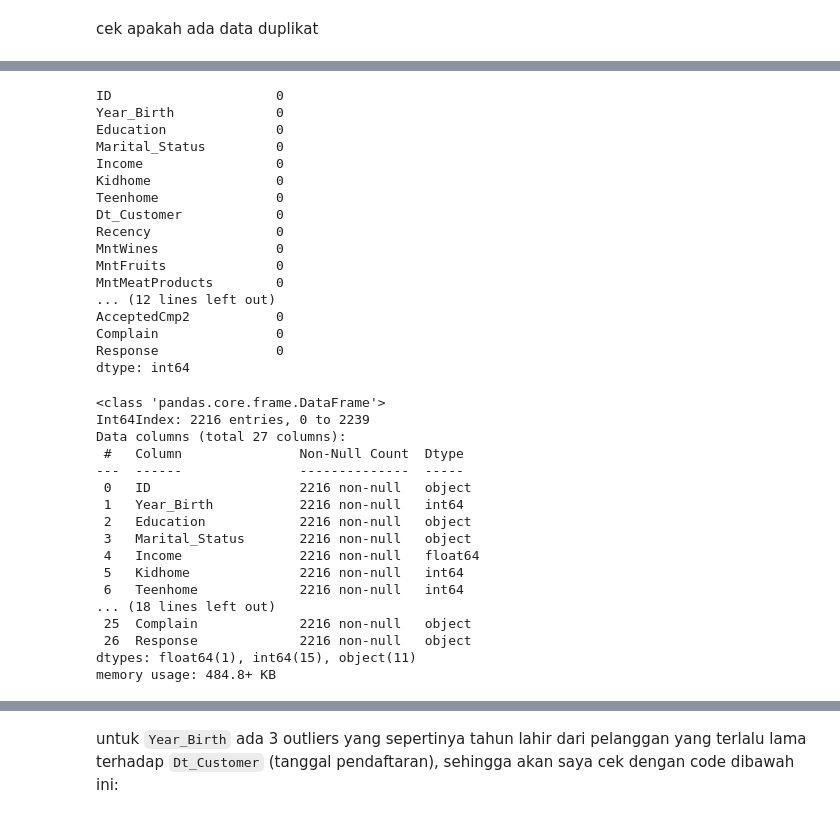
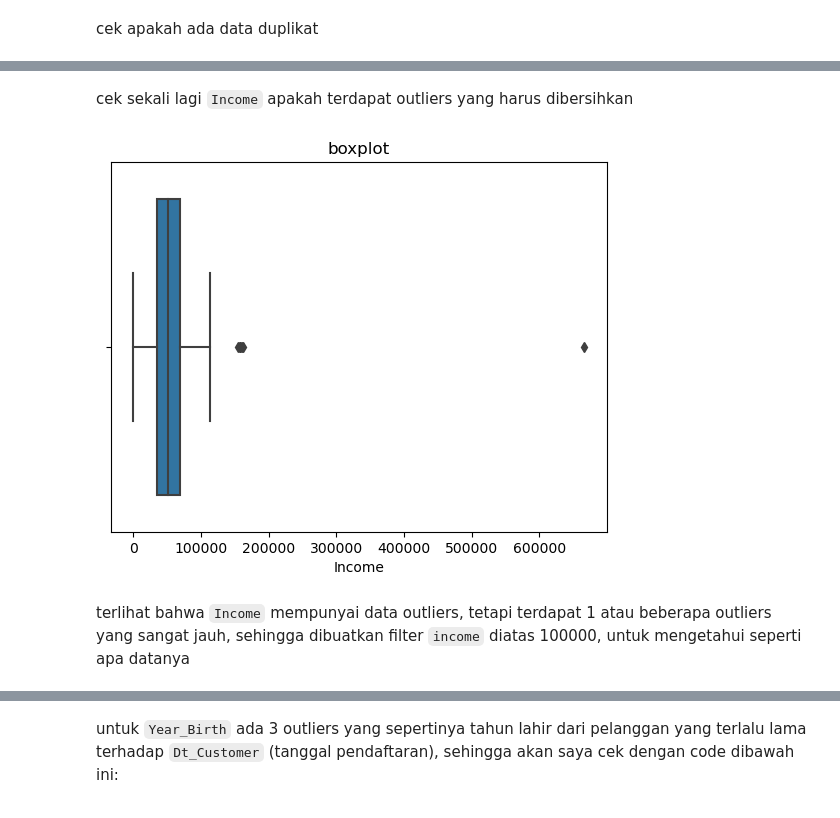
Before and after one commit to rifqimrasyad/capstone_2_Data_Analyst, a Jupyter notebook: Capstone_Project_2.ipynb, the cells around one changed output, grey strips where cells are left out. Saved outputs shown, nothing was run; the diff lists cells and outputs as text; code cells hidden in the pictures.

```diff
--- a/Capstone_Project_2.ipynb
+++ b/Capstone_Project_2.ipynb
@@ -523,20 +540,0 @@ df_prep.dropna(inplace=True)
-# %%
-df_prep.isna().sum()
-# %% [output]
-ID                     0
-Year_Birth             0
-Education              0
-Marital_Status         0
-Income                 0
-Kidhome                0
-Teenhome               0
-Dt_Customer            0
-Recency                0
-MntWines               0
-MntFruits              0
-MntMeatProducts        0
-... (12 lines left out)
-AcceptedCmp2           0
-Complain               0
-Response               0
-dtype: int64
@@ -545,20 +541,11 @@ missingno.matrix(df_prep)
-# %%
-df_prep.info()
-# %% [output]
-<class 'pandas.core.frame.DataFrame'>
-Int64Index: 2216 entries, 0 to 2239
-Data columns (total 27 columns):
- #   Column               Non-Null Count  Dtype
----  ------               --------------  -----
- 0   ID                   2216 non-null   object
- 1   Year_Birth           2216 non-null   int64
- 2   Education            2216 non-null   object
- 3   Marital_Status       2216 non-null   object
- 4   Income               2216 non-null   float64
- 5   Kidhome              2216 non-null   int64
- 6   Teenhome             2216 non-null   int64
-... (18 lines left out)
- 25  Complain             2216 non-null   object
- 26  Response             2216 non-null   object
-dtypes: float64(1), int64(15), object(11)
-memory usage: 484.8+ KB
+# %% [markdown]
+cek sekali lagi `Income` apakah terdapat outliers yang harus dibersihkan
+# %%
+sns.boxplot(x=df_prep['Income'])
+plt.title(f"boxplot")
+# plt.figure(figsize=(2,2))
+plt.show()
+# %% [output]
+[figure, added]
+# %% [markdown]
+terlihat bahwa `Income` mempunyai data outliers, tetapi terdapat 1 atau beberapa outliers yang sangat jauh, sehingga dibuatkan filter `income` diatas 100000, untuk mengetahui seperti apa datanya
```
Also changed, not shown: parts of 73 cells of this notebook.
